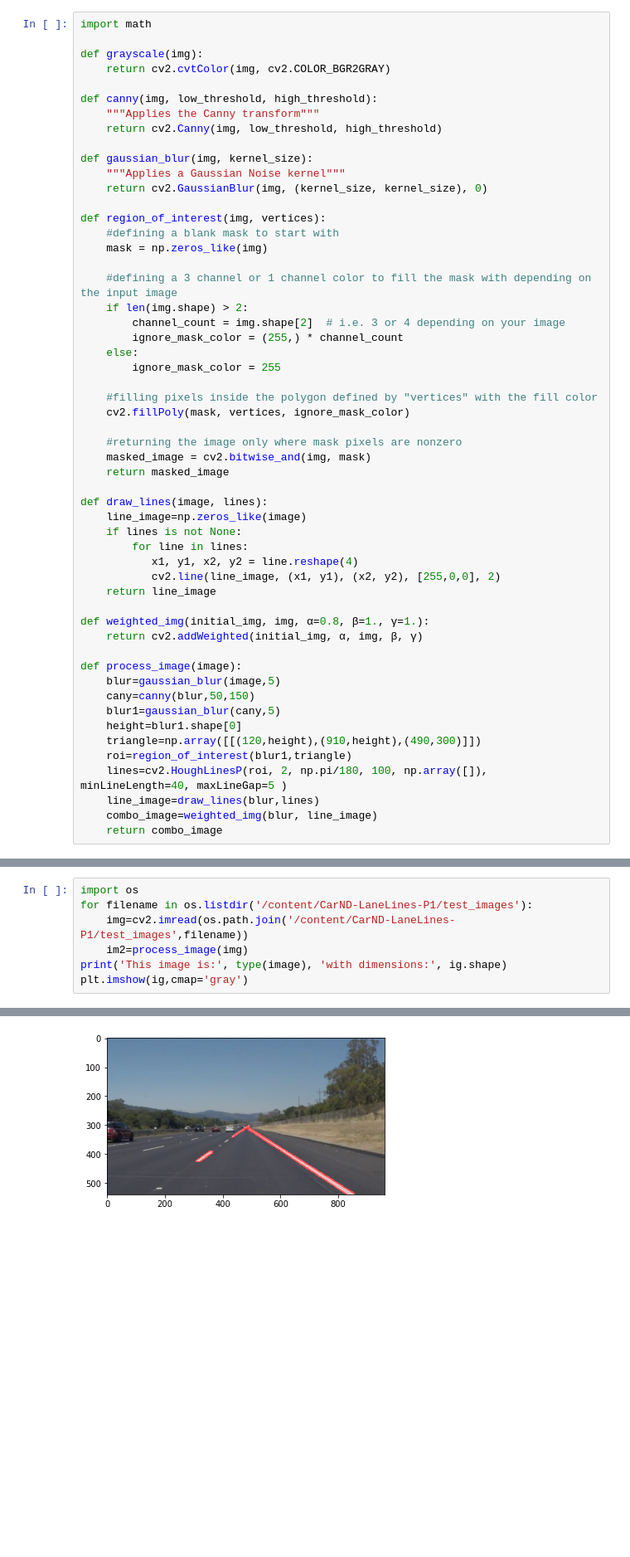
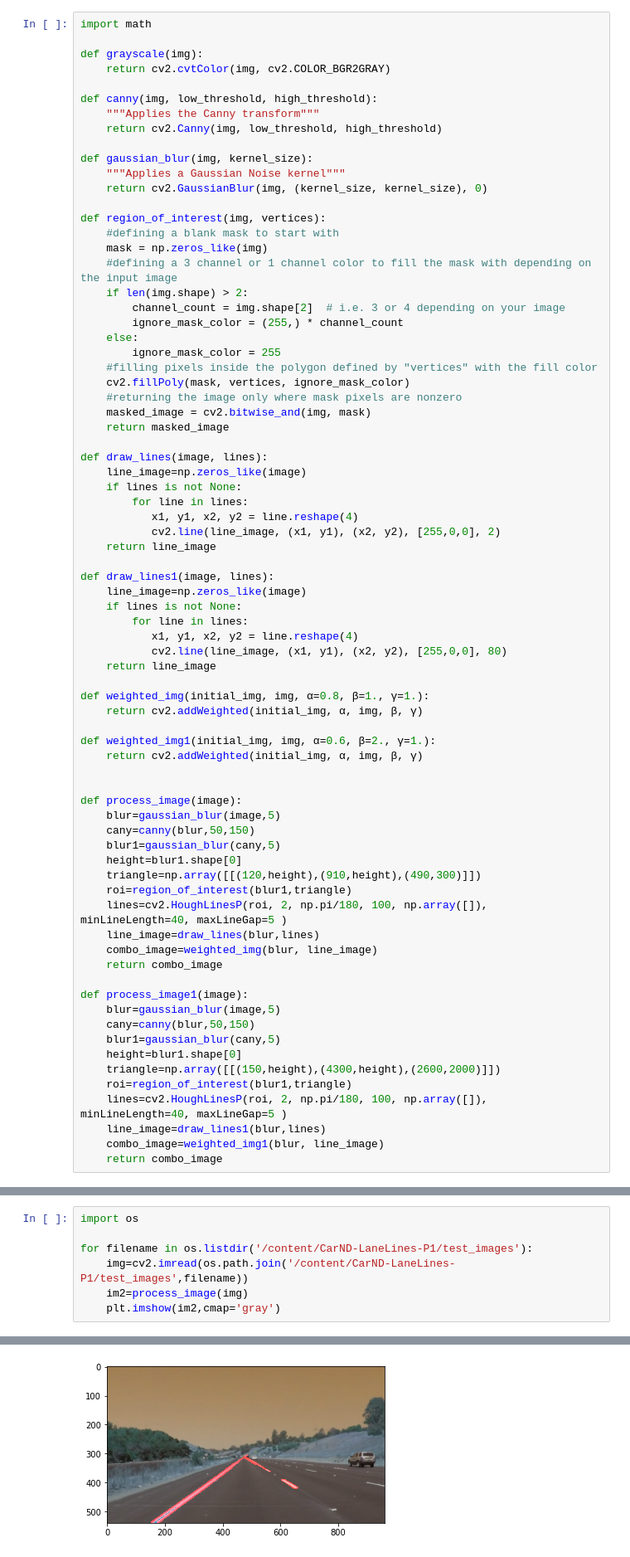
Before and after one commit to imranwaheed/finding-lane-lines-project, a Jupyter notebook: Untitled0.ipynb, the cells around one changed output, grey strips where cells are left out. Shown at 83% size. Cells and saved outputs as stored; diff of their text form; blank space fills up the shorter version.

```diff
--- a/Untitled0.ipynb
+++ b/Untitled0.ipynb
@@ -30,17 +33,14 @@ def gaussian_blur(img, kernel_size):
 def region_of_interest(img, vertices):
     #defining a blank mask to start with
     mask = np.zeros_like(img)
-
     #defining a 3 channel or 1 channel color to fill the mask with depending on the input image
     if len(img.shape) > 2:
         channel_count = img.shape[2]  # i.e. 3 or 4 depending on your image
         ignore_mask_color = (255,) * channel_count
     else:
         ignore_mask_color = 255
-
     #filling pixels inside the polygon defined by "vertices" with the fill color
     cv2.fillPoly(mask, vertices, ignore_mask_color)
-
     #returning the image only where mask pixels are nonzero
     masked_image = cv2.bitwise_and(img, mask)
     return masked_image
@@ -53,8 +53,20 @@ def draw_lines(image, lines):
            cv2.line(line_image, (x1, y1), (x2, y2), [255,0,0], 2)
     return line_image
 
+def draw_lines1(image, lines):
+    line_image=np.zeros_like(image)
+    if lines is not None:
+        for line in lines:
+           x1, y1, x2, y2 = line.reshape(4)
+           cv2.line(line_image, (x1, y1), (x2, y2), [255,0,0], 80)
+    return line_image
+
 def weighted_img(initial_img, img, α=0.8, β=1., γ=1.):
     return cv2.addWeighted(initial_img, α, img, β, γ)
+
+def weighted_img1(initial_img, img, α=0.6, β=2., γ=1.):
+    return cv2.addWeighted(initial_img, α, img, β, γ)
+
 
 def process_image(image):
     blur=gaussian_blur(image,5)
@@ -67,6 +79,18 @@ def process_image(image):
     line_image=draw_lines(blur,lines)
     combo_image=weighted_img(blur, line_image)
     return combo_image
+
+def process_image1(image):
+    blur=gaussian_blur(image,5)
+    cany=canny(blur,50,150)
+    blur1=gaussian_blur(cany,5)
+    height=blur1.shape[0]
+    triangle=np.array([[(150,height),(4300,height),(2600,2000)]])
+    roi=region_of_interest(blur1,triangle)
+    lines=cv2.HoughLinesP(roi, 2, np.pi/180, 100, np.array([]), minLineLength=40, maxLineGap=5 )
+    line_image=draw_lines1(blur,lines)
+    combo_image=weighted_img1(blur, line_image)
+    return combo_image
 # %%
 #reading in an image
 image = mpimg.imread('/content/CarND-LaneLines-P1/test_images/solidWhiteRight.jpg')
@@ -149,9 +165,9 @@ os.listdir("/content/CarND-LaneLines-P1/test_images")
  'solidYellowCurve.jpg']
 # %%
 import os
+
 for filename in os.listdir('/content/CarND-LaneLines-P1/test_images'):
     img=cv2.imread(os.path.join('/content/CarND-LaneLines-P1/test_images',filename))
     im2=process_image(img)
-print('This image is:', type(image), 'with dimensions:', ig.shape)
-plt.imshow(ig,cmap='gray')
+    plt.imshow(im2,cmap='gray')
 # %% [output]
@@ -160,2 +174,2 @@ This image is: <class 'numpy.ndarray'> with dimensions: (540, 960, 3)
-[figure, old version]
+[figure, new version]
 # %%
```
Also changed, not shown: parts of 16 cells of this notebook.
